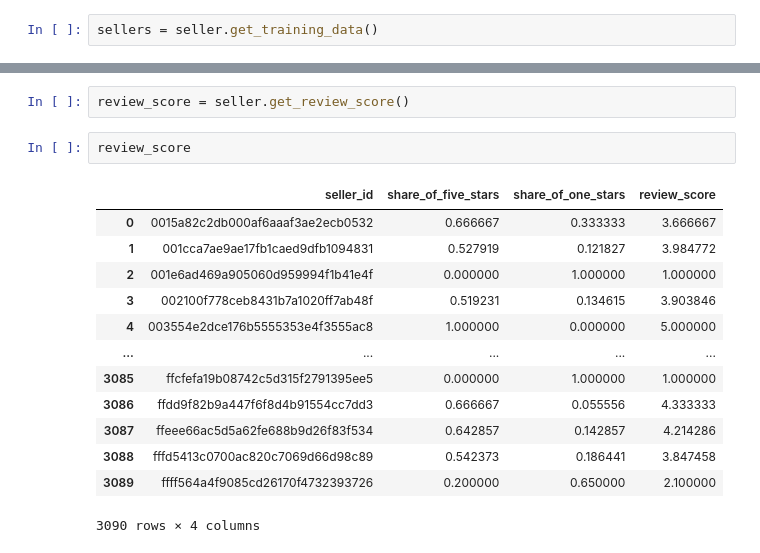
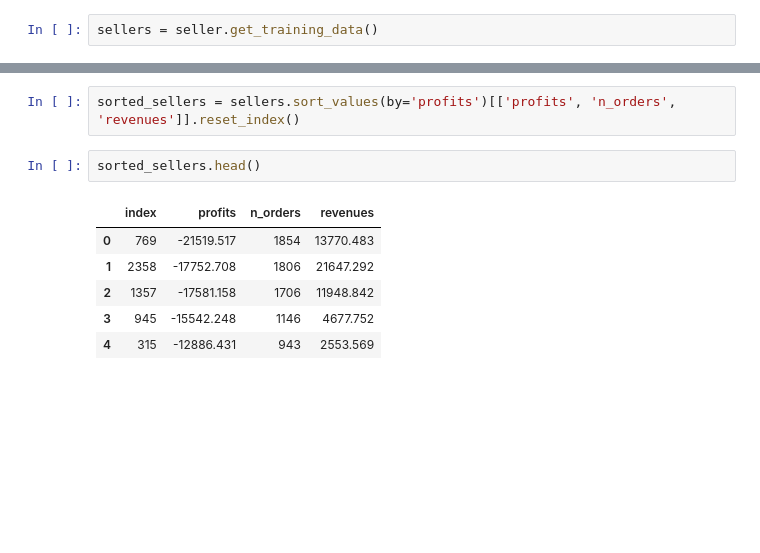
Before and after one commit to multiyumz/data-science-challenges, a Jupyter notebook: data-recap_ceo_request/Seller_P&L_Analysis.ipynb, the cells around one changed output, grey strips where cells are left out. Drawn from its saved outputs; the diff is of its cells as text; blank space fills up the shorter version.

```diff
--- a/data-recap_ceo_request/Seller_P&L_Analysis.ipynb
+++ b/data-recap_ceo_request/Seller_P&L_Analysis.ipynb
@@ -144,18 +126,11 @@ sellers['profits'] = sellers['revenues'] -
-# %%
-review_score = seller.get_review_score()
-# %%
-review_score
-# %% [output]
-|  | seller_id | share_of_five_stars | share_of_one_stars | review_score |
-| 0 | 0015a82c2db000af6aaaf3ae2ecb0532 | 0.666667 | 0.333333 | 3.666667 |
-| 1 | 001cca7ae9ae17fb1caed9dfb1094831 | 0.527919 | 0.121827 | 3.984772 |
-| 2 | 001e6ad469a905060d959994f1b41e4f | 0.000000 | 1.000000 | 1.000000 |
-| 3 | 002100f778ceb8431b7a1020ff7ab48f | 0.519231 | 0.134615 | 3.903846 |
-| 4 | 003554e2dce176b5555353e4f3555ac8 | 1.000000 | 0.000000 | 5.000000 |
-| ... | ... | ... | ... | ... |
-| 3085 | ffcfefa19b08742c5d315f2791395ee5 | 0.000000 | 1.000000 | 1.000000 |
-| 3086 | ffdd9f82b9a447f6f8d4b91554cc7dd3 | 0.666667 | 0.055556 | 4.333333 |
-| 3087 | ffeee66ac5d5a62fe688b9d26f83f534 | 0.642857 | 0.142857 | 4.214286 |
-| 3088 | fffd5413c0700ac820c7069d66d98c89 | 0.542373 | 0.186441 | 3.847458 |
-| 3089 | ffff564a4f9085cd26170f4732393726 | 0.200000 | 0.650000 | 2.100000 |
-3090 rows × 4 columns
+# %%
+sorted_sellers = sellers.sort_values(by='profits')[['profits', 'n_orders', 'revenues']].reset_index()
+# %%
+sorted_sellers.head()
+# %% [output]
+|  | index | profits | n_orders | revenues |
+| 0 | 769 | -21519.517 | 1854 | 13770.483 |
+| 1 | 2358 | -17752.708 | 1806 | 21647.292 |
+| 2 | 1357 | -17581.158 | 1706 | 11948.842 |
+| 3 | 945 | -15542.248 | 1146 | 4677.752 |
+| 4 | 315 | -12886.431 | 943 | 2553.569 |
```
Also changed, not shown: parts of 7 cells of this notebook, 1 other file.
